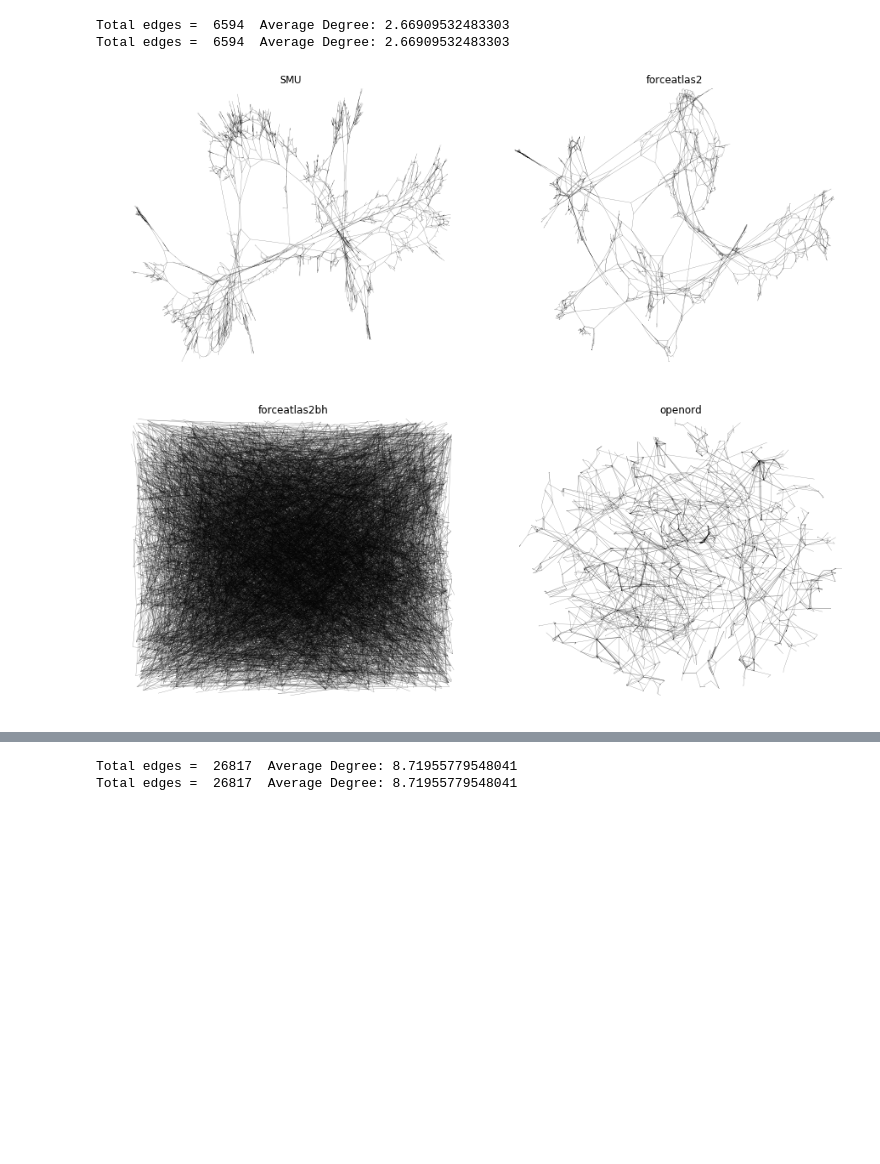
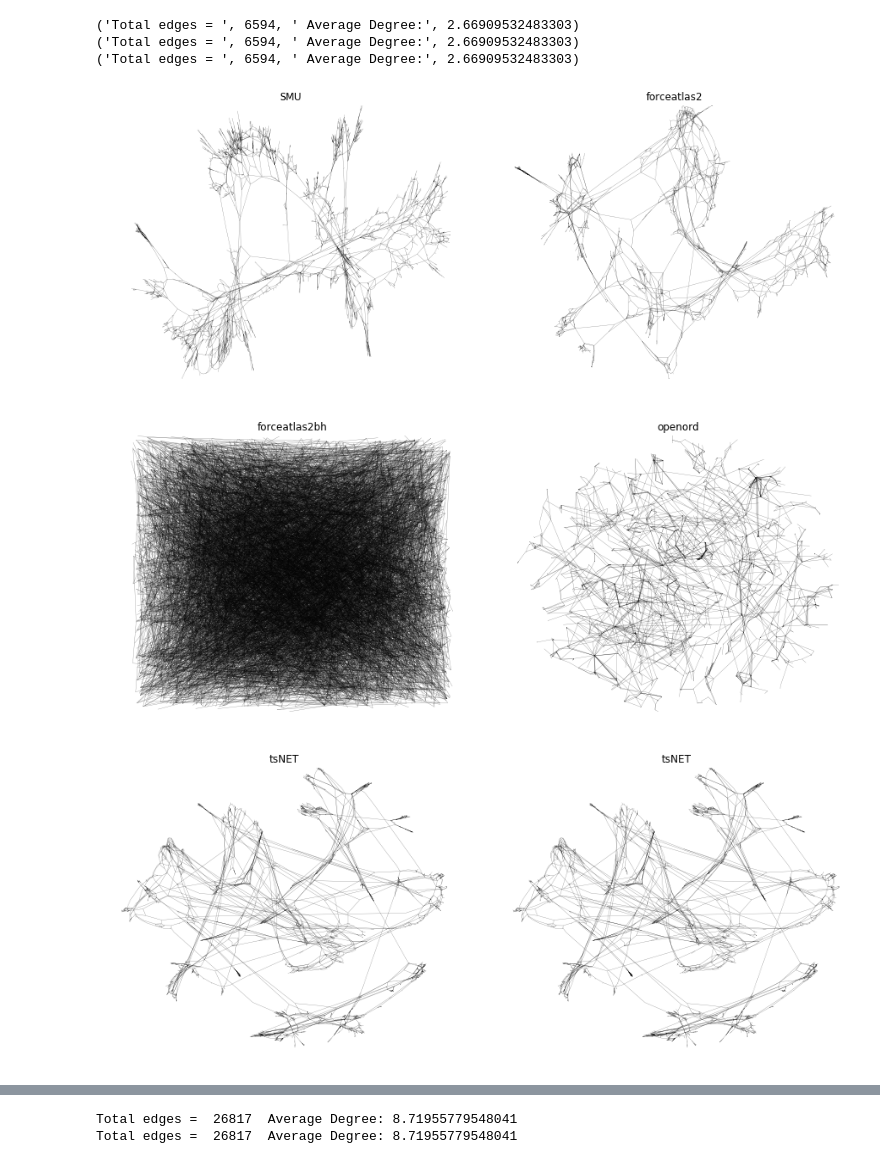
Before and after one commit to khaled-rahman/BatchLayout, a Jupyter notebook: visualize.ipynb, the cells around one changed output, grey strips where cells are left out. Cells and saved outputs as stored; diff of their text form; code cells hidden in the pictures; blank space fills up the shorter version.

```diff
--- a/visualize.ipynb
+++ b/visualize.ipynb
@@ -117,6 +118,7 @@ algo2power = readCoordinates("datasets/output/power.mtxCACHEMINB256PARAOUTRAND60
 openordpower = readCoordinates("datasets/output/power.openord_600.gml.txt")
 forceatlas2power = readCoordinates("datasets/output/power.forceatlas2_600.gml.txt")
 forceatlas2bhpower = readCoordinates("datasets/output/power.forceatlas2_BH_600.gml.txt")
+tsNETpower = readCoordinates("datasets/output/power.tsNET_600.txt")
 # %%
 algo1sf_ba6000 = readCoordinates("datasets/output/sf_ba6000.mtxCACHEMINB128PARAOUTRAND600.txt")
 algo2sf_ba6000 = readCoordinates("datasets/output/sf_ba6000.mtxCACHEMINB256PARAOUTRAND600.txt")
@@ -140,11 +146,14 @@ Total edges =  13278  Average Degree: 2.9506666666666668
 # %%
 drawlinegraph(G, algo2power, forceatlas2power, "SMU", "forceatlas2")
 drawlinegraph(G, forceatlas2bhpower, openordpower, "forceatlas2bh", "openord")
+drawlinegraph(G, tsNETpower, tsNETpower, "tsNET", "tsNET")
 # %% [output]
-Total edges =  6594  Average Degree: 2.66909532483303
-Total edges =  6594  Average Degree: 2.66909532483303
+('Total edges = ', 6594, ' Average Degree:', 2.66909532483303)
+('Total edges = ', 6594, ' Average Degree:', 2.66909532483303)
+('Total edges = ', 6594, ' Average Degree:', 2.66909532483303)
 [figure]
 [figure]
+[figure, added]
 # %%
 drawlinegraph(G, algo2sf_ba6000, forceatlas2sf_ba6000, "SMU", "forceatlas2")
 drawlinegraph(G, forceatlas2bhsf_ba6000, openordsf_ba6000, "forceatlas2bh", "openord")
```
Also changed, not shown: parts of 7 cells of this notebook, 11 other files.
